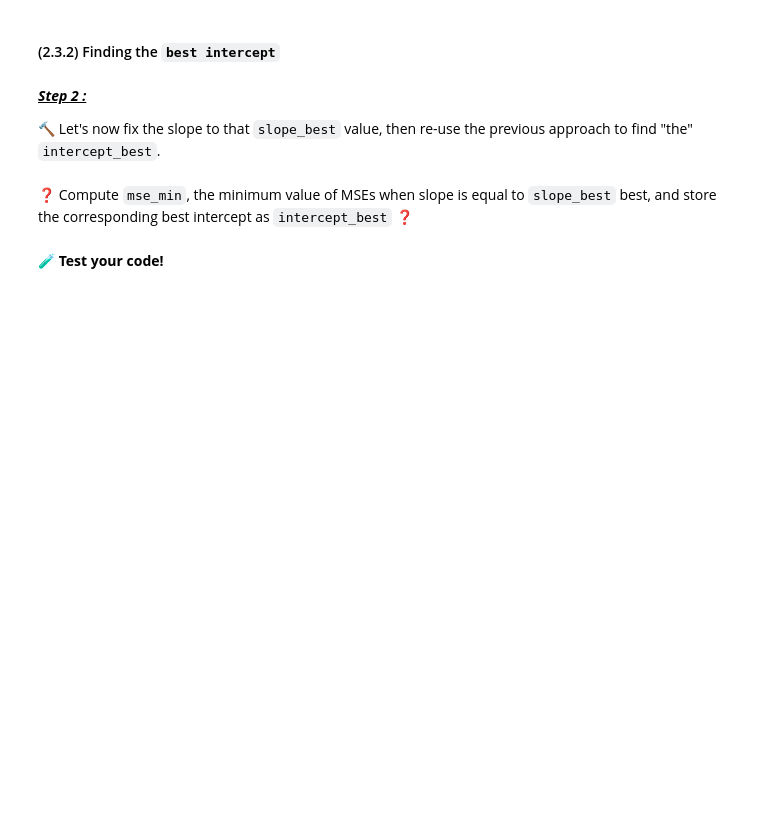
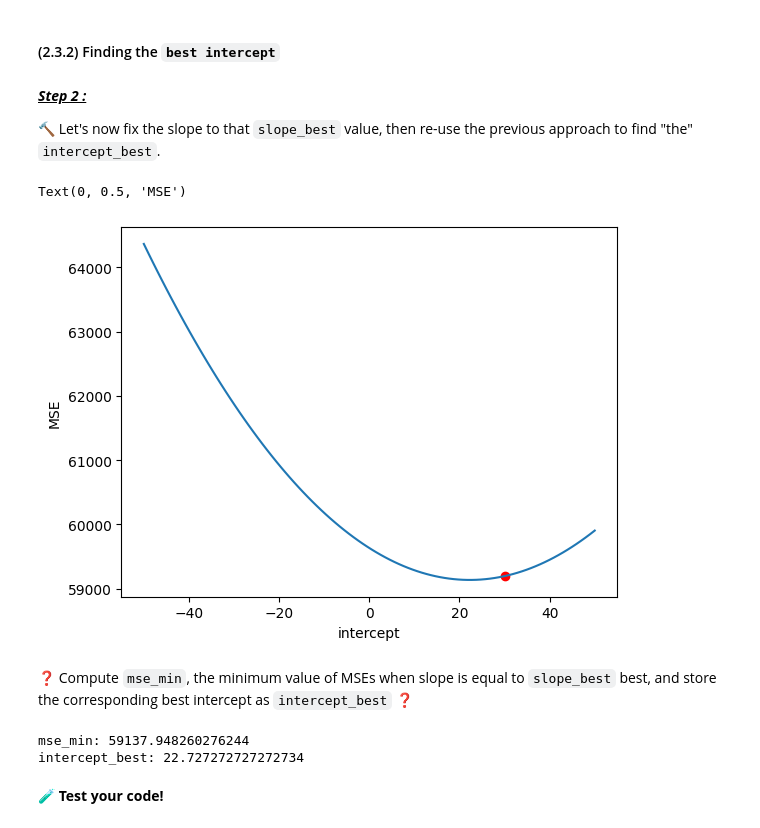
Before and after one commit to sathustra/data-real-estate-advanced-estimator, a Jupyter notebook: 02-real_estate_advanced_estimator.ipynb, the cells around one changed output. Cells and saved outputs as stored; diff of their text form; code cells hidden in the pictures; blank space fills up the shorter version.

```diff
--- a/02-real_estate_advanced_estimator.ipynb
+++ b/02-real_estate_advanced_estimator.ipynb
@@ -267,9 +333,18 @@ Here you can use Python's built-in `.min()` function, as well as `List.index()`
 🔨 Let's now fix the slope to that `slope_best` value, then re-use the previous approach to find "the" `intercept_best`.
 # %%
 # Create a range of 100 intercepts which contains what you believe is the optimal intercept
+intercept_range = np.linspace(-50, 50, 100)
 # %%
 # Create the list of MSEs for each intercept value
+mses = list(map(lambda x: mse(slope_best, x, flats.surface, flats.price), intercept_range))
 # %%
 # Plot MSEs against slopes. Do you see a minimum? If not, try another range of slopes!
+plt.plot(intercept_range, mses)
+plt.scatter(initial_intercept, mse(slope_best, initial_intercept, flats.surface, flats.price), color = 'r')
+plt.xlabel('intercept')
+plt.ylabel("MSE")
+# %% [output]
+Text(0, 0.5, 'MSE')
+[figure, added]
 # %% [markdown]
 ❓ Compute `mse_min`, the minimum value of MSEs when slope is equal to `slope_best` best, and store the corresponding best intercept as `intercept_best` ❓
@@ -281,3 +351,12 @@ intercept_best = None
+# %%
+mse_min = min(mses)
+intercept_best = intercept_range[mses.index(mse_min)]
+
+print('mse_min:', mse_min)
+print('intercept_best:', intercept_best)
+# %% [output]
+mse_min: 59137.948260276244
+intercept_best: 22.727272727272734
 # %% [markdown]
 **🧪 Test your code!**
 # %%
```
Also changed, not shown: parts of 25 cells of this notebook.
